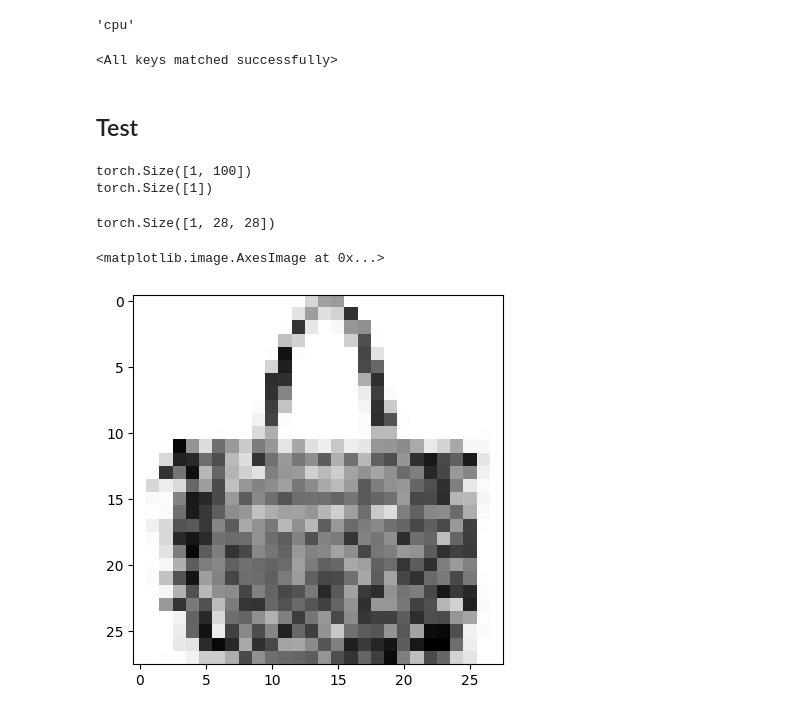
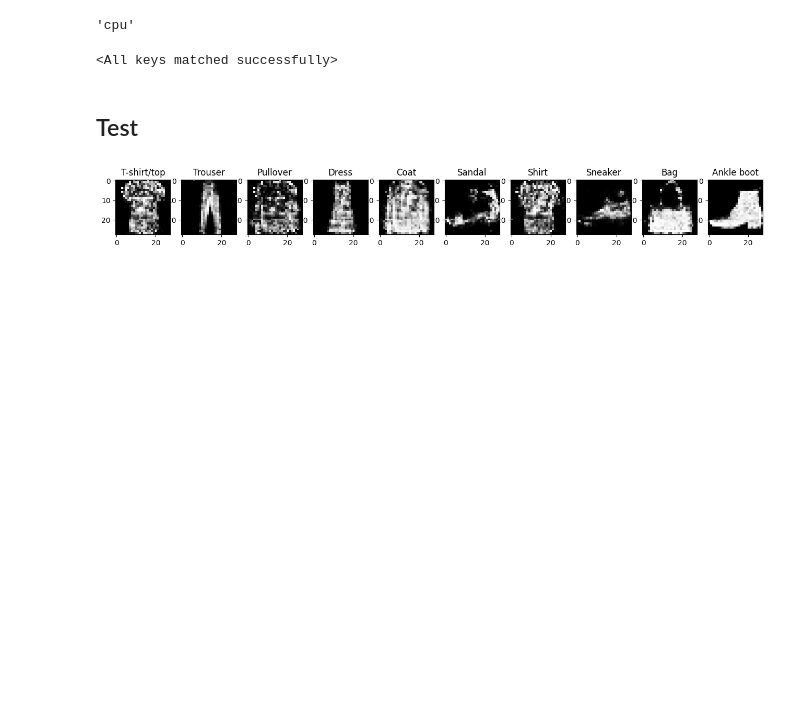
Before and after one commit to hoaitrungchar/CGAN-MNIST, a Jupyter notebook: FMNIST-CGAN.ipynb, the cells around one changed output. Cells and saved outputs as stored; diff of their text form; code cells hidden in the pictures; blank space fills up the shorter version.

```diff
--- a/FMNIST-CGAN.ipynb
+++ b/FMNIST-CGAN.ipynb
@@ -79,6 +79,18 @@ img, label
 ### Visualize
 # %%
 # single sample
-plt.imshow(img, cmap='gray')
-plt.title(f"{class_names[label]}");
+f=plt.figure(figsize=(16,16))
+set={-1}
+i=0
+for x in range(0,25):
+
+    img, label=train_dataset[x+1]
+    if label not in set:
+        f.add_subplot(1, 10, i+ 1)
+        i+=1
+        plt.imshow(img, cmap='gray')
+        plt.title(f"{class_names[label]}")
+        set.add(label)
+plt.show()
+# plt.imshow(img, cmap='gray')
 # %% [output]
@@ -352,20 +364,14 @@ torch.cuda.manual_seed(42)
 # %%
 noise_test = torch.randn(img_dim)
 noise_test.unsqueeze_(dim=0)
-print(noise_test.shape)
-4
-label=torch.LongTensor([8])
-# input_=torch.cat([noise_test, label], 1)
-print(label.shape)
+label_list=[]
+for x in range(0,10):
+    label_list.append(torch.LongTensor([x]))
-# %% [output]
-torch.Size([1, 100])
-torch.Size([1])
 # %%
 generator_loaded.eval()
-
-with torch.inference_mode():
-    gan_img_test = generator_loaded(noise_test,label)
-
-gan_img_test.shape
+gan_img_test_list=[]
+for x in range(0,10):
+    with torch.inference_mode():
+        gan_img_test = generator_loaded(noise_test,label_list[x])
+        gan_img_test = gan_img_test.squeeze().reshape(28, 28).to('cpu').detach().numpy()
+        gan_img_test_list.append(gan_img_test)
-# %% [output]
-torch.Size([1, 28, 28])
@@ -374,5 +378,10 @@ gan_img_test = gan_img_test.squeeze().reshape(28, 28).to('cpu').detach().numpy()
 # %%
-plt.imshow(gan_img_test, cmap='gray_r')
+# list_class_names=['T-shirt/top', 'Trouser', 'Pullover', 'Dress', 'Coat', 'Sandal', 'Shirt', 'Sneaker', 'Bag', 'Ankle boot']
+f=plt.figure(figsize=(16,16))
+for x in range(0,10):
+    f.add_subplot(1, 10, x + 1)
+    plt.imshow(gan_img_test_list[x], cmap='gray')
+    plt.title(f"{class_names[x]}")
+plt.show()
 # %% [output]
-<matplotlib.image.AxesImage at 0x...>
-[figure, old version]
+[figure, new version]
```
Also changed, not shown: parts of 2 cells of this notebook, 1 other file.
